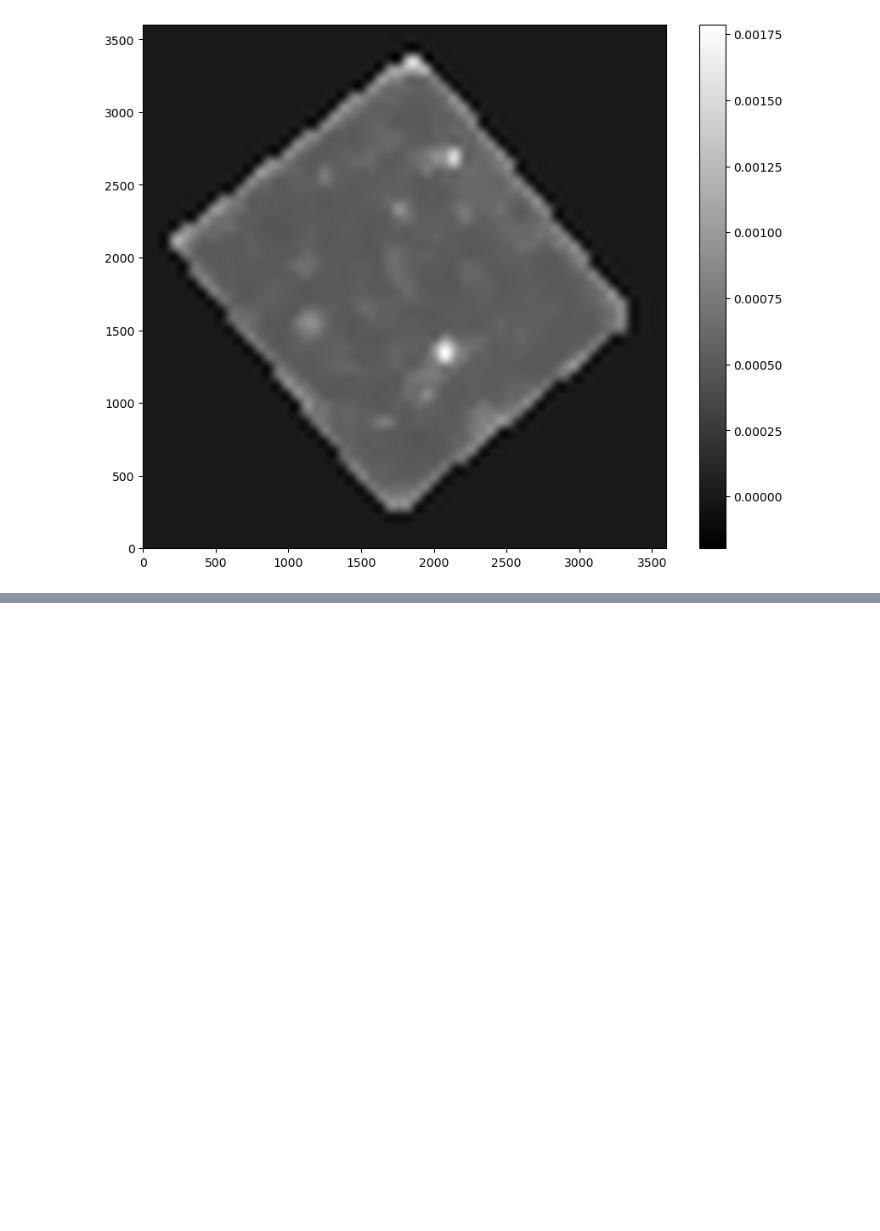
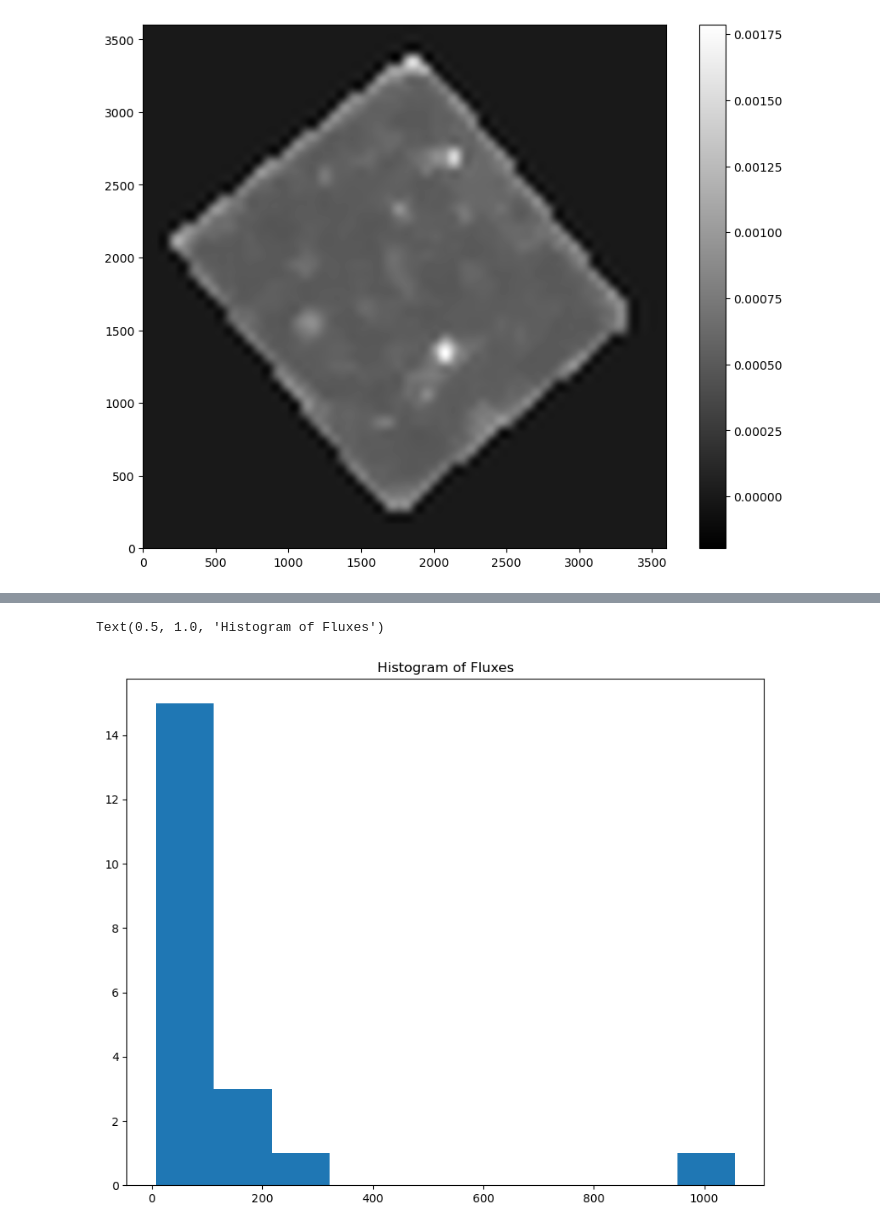
Before and after one commit to flomiee/Final-Project-v.1, a Jupyter notebook: Final Project.ipynb, the cells around one changed output, grey strips where cells are left out. Cells and saved outputs as stored; diff of their text form; code cells hidden in the pictures; blank space fills up the shorter version.

```diff
--- a/Final Project.ipynb
+++ b/Final Project.ipynb
@@ -96,0 +98,7 @@ object 8639: flux = 0.013990 +/- 0.118312
+# %%
+a = np.histogram(objects['flux'], bins=10,range=None, weights=None, density=None)
+plt.hist(objects['flux'], bins=10)
+plt.title("Histogram of Fluxes")
+# %% [output]
+Text(0.5, 1.0, 'Histogram of Fluxes')
+[figure, added]
```
Also changed, not shown: parts of 11 cells of this notebook.
